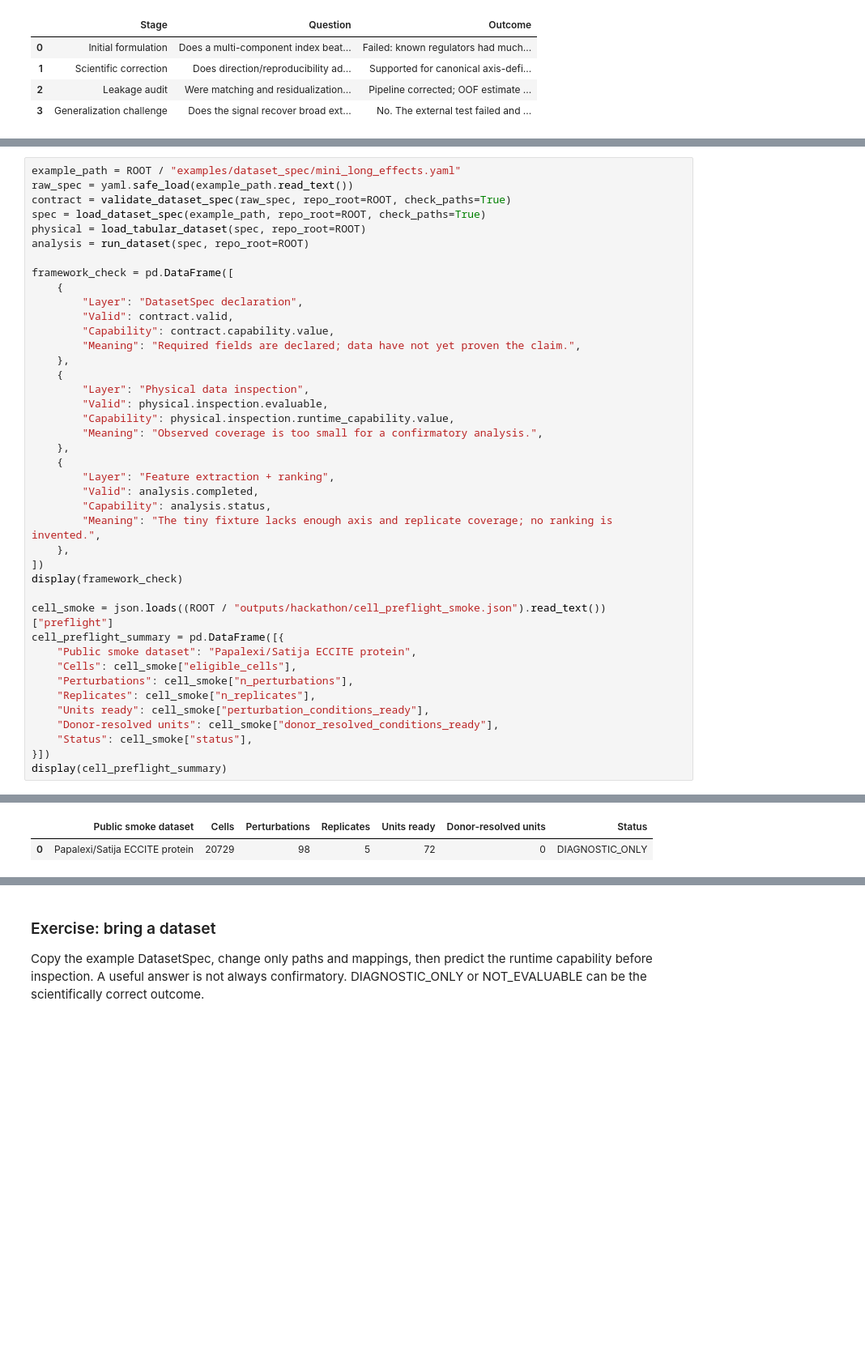
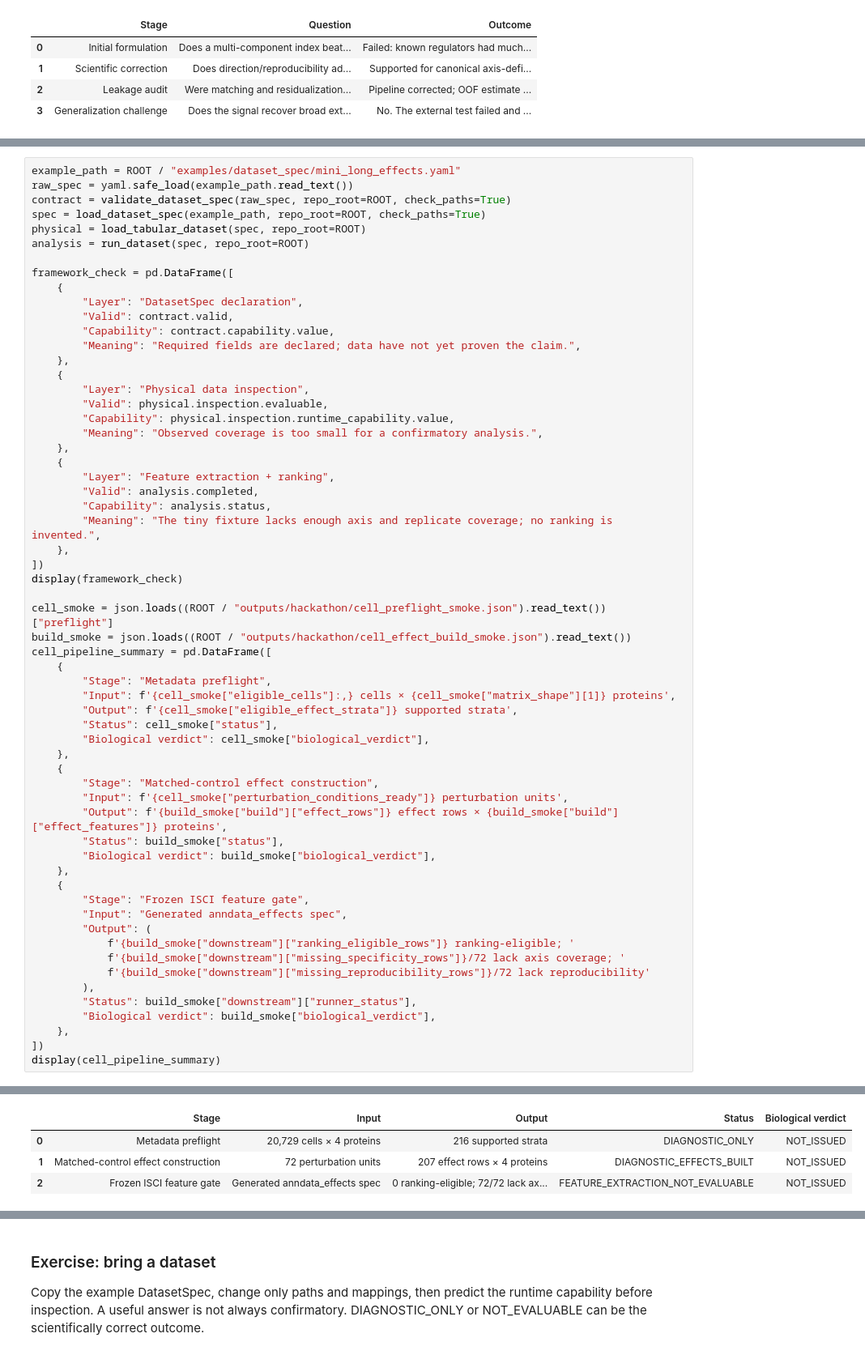
Before and after one commit to anetoc/ISCI-hackathon, a Jupyter notebook: notebooks/ISCI_Researcher_Track_Walkthrough.ipynb, the cells around one changed output, grey strips where cells are left out. Shown at 81% size. Cells and saved outputs as stored; diff of their text form; blank space fills up the shorter version.

Commit message:
docs: prove portable cell H5AD workflow

```diff
--- a/notebooks/ISCI_Researcher_Track_Walkthrough.ipynb
+++ b/notebooks/ISCI_Researcher_Track_Walkthrough.ipynb
@@ -156,45 +156,66 @@ physical = load_tabular_dataset(spec, repo_root=ROOT)
 analysis = run_dataset(spec, repo_root=ROOT)
 
 framework_check = pd.DataFrame([
     {
         "Layer": "DatasetSpec declaration",
         "Valid": contract.valid,
         "Capability": contract.capability.value,
         "Meaning": "Required fields are declared; data have not yet proven the claim.",
     },
     {
         "Layer": "Physical data inspection",
         "Valid": physical.inspection.evaluable,
         "Capability": physical.inspection.runtime_capability.value,
         "Meaning": "Observed coverage is too small for a confirmatory analysis.",
     },
     {
         "Layer": "Feature extraction + ranking",
         "Valid": analysis.completed,
         "Capability": analysis.status,
         "Meaning": "The tiny fixture lacks enough axis and replicate coverage; no ranking is invented.",
     },
 ])
 display(framework_check)
 
 cell_smoke = json.loads((ROOT / "outputs/hackathon/cell_preflight_smoke.json").read_text())["preflight"]
-cell_preflight_summary = pd.DataFrame([{
-    "Public smoke dataset": "Papalexi/Satija ECCITE protein",
-    "Cells": cell_smoke["eligible_cells"],
-    "Perturbations": cell_smoke["n_perturbations"],
-    "Replicates": cell_smoke["n_replicates"],
-    "Units ready": cell_smoke["perturbation_conditions_ready"],
-    "Donor-resolved units": cell_smoke["donor_resolved_conditions_ready"],
-    "Status": cell_smoke["status"],
-}])
-display(cell_preflight_summary)
+build_smoke = json.loads((ROOT / "outputs/hackathon/cell_effect_build_smoke.json").read_text())
+cell_pipeline_summary = pd.DataFrame([
+    {
+        "Stage": "Metadata preflight",
+        "Input": f'{cell_smoke["eligible_cells"]:,} cells × {cell_smoke["matrix_shape"][1]} proteins',
+        "Output": f'{cell_smoke["eligible_effect_strata"]} supported strata',
+        "Status": cell_smoke["status"],
+        "Biological verdict": cell_smoke["biological_verdict"],
+    },
+    {
+        "Stage": "Matched-control effect construction",
+        "Input": f'{cell_smoke["perturbation_conditions_ready"]} perturbation units',
+        "Output": f'{build_smoke["build"]["effect_rows"]} effect rows × {build_smoke["build"]["effect_features"]} proteins',
+        "Status": build_smoke["status"],
+        "Biological verdict": build_smoke["biological_verdict"],
+    },
+    {
+        "Stage": "Frozen ISCI feature gate",
+        "Input": "Generated anndata_effects spec",
+        "Output": (
+            f'{build_smoke["downstream"]["ranking_eligible_rows"]} ranking-eligible; '
+            f'{build_smoke["downstream"]["missing_specificity_rows"]}/72 lack axis coverage; '
+            f'{build_smoke["downstream"]["missing_reproducibility_rows"]}/72 lack reproducibility'
+        ),
+        "Status": build_smoke["downstream"]["runner_status"],
+        "Biological verdict": build_smoke["biological_verdict"],
+    },
+])
+display(cell_pipeline_summary)
 # %% [output]
 |  | Layer | Valid | Capability | Meaning |
 | 0 | DatasetSpec declaration | True | CONFIRMATORY_DECLARED | Required fields are declared; dat... |
 | 1 | Physical data inspection | True | DIAGNOSTIC_ONLY | Observed coverage is too small fo... |
 | 2 | Feature extraction + ranking | False | FEATURE_EXTRACTION_NOT_EVALUABLE | The tiny fixture lacks enough axi... |
-|  | Public smoke dataset | Cells | Perturbations | Replicates | Units ready | Donor-resolved units | Status |
-| 0 | Papalexi/Satija ECCITE protein | 20729 | 98 | 5 | 72 | 0 | DIAGNOSTIC_ONLY |
+|  | Stage | Input | Output | Status | Biological verdict |
+| 0 | Metadata preflight | 20,729 cells × 4 proteins | 216 supported strata | DIAGNOSTIC_ONLY | NOT_ISSUED |
+| 1 | Matched-control effect construction | 72 perturbation units | 207 effect rows × 4 proteins | DIAGNOSTIC_EFFECTS_BUILT | NOT_ISSUED |
+| 2 | Frozen ISCI feature gate | Generated anndata_effects spec | 0 ranking-eligible; 72/72 lack ax... | FEATURE_EXTRACTION_NOT_EVALUABLE | NOT_ISSUED |
 # %%
 commands = pd.DataFrame([
     {"Goal": "Validate contract and paths", "Command": "isci validate dataset.yaml"},
```
Also changed, not shown: parts of 6 cells of this notebook, 6 other files.
